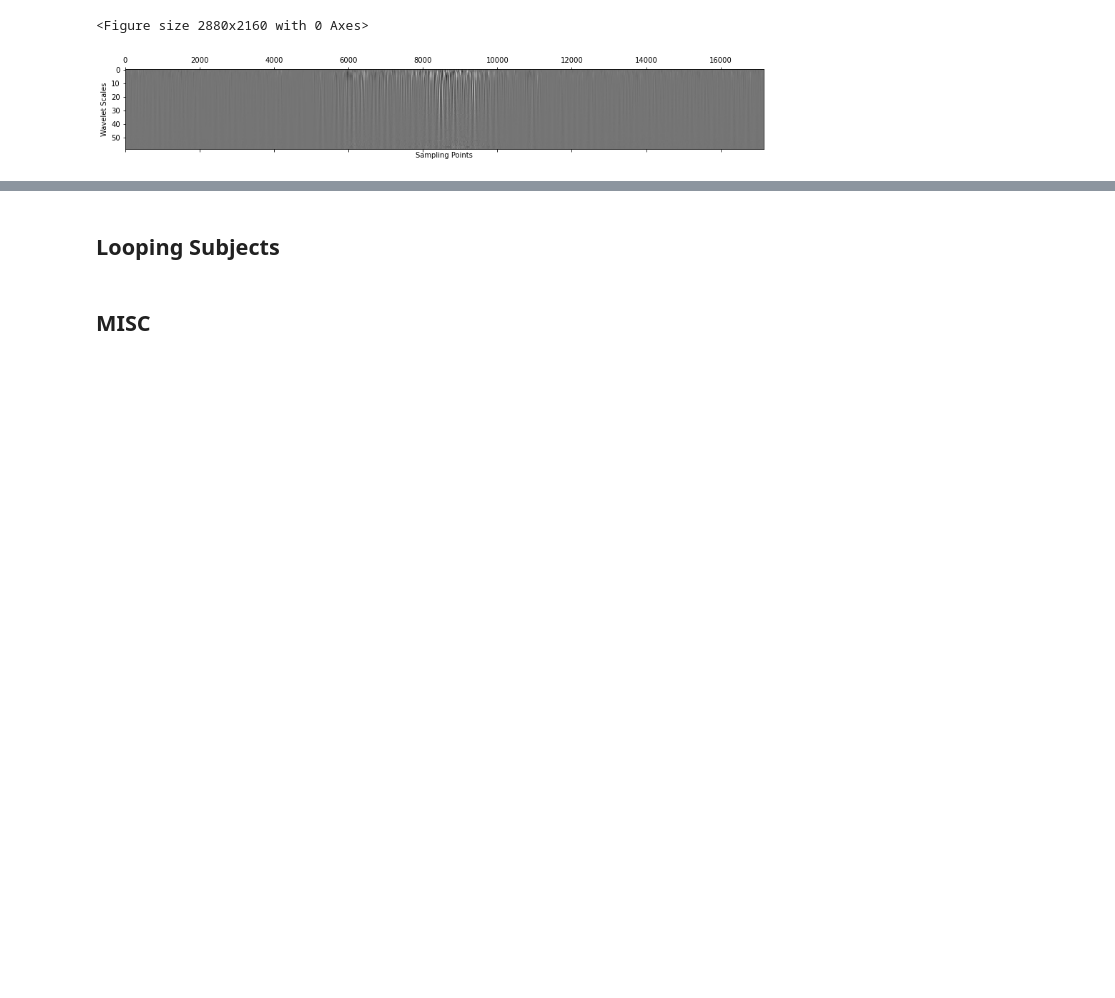
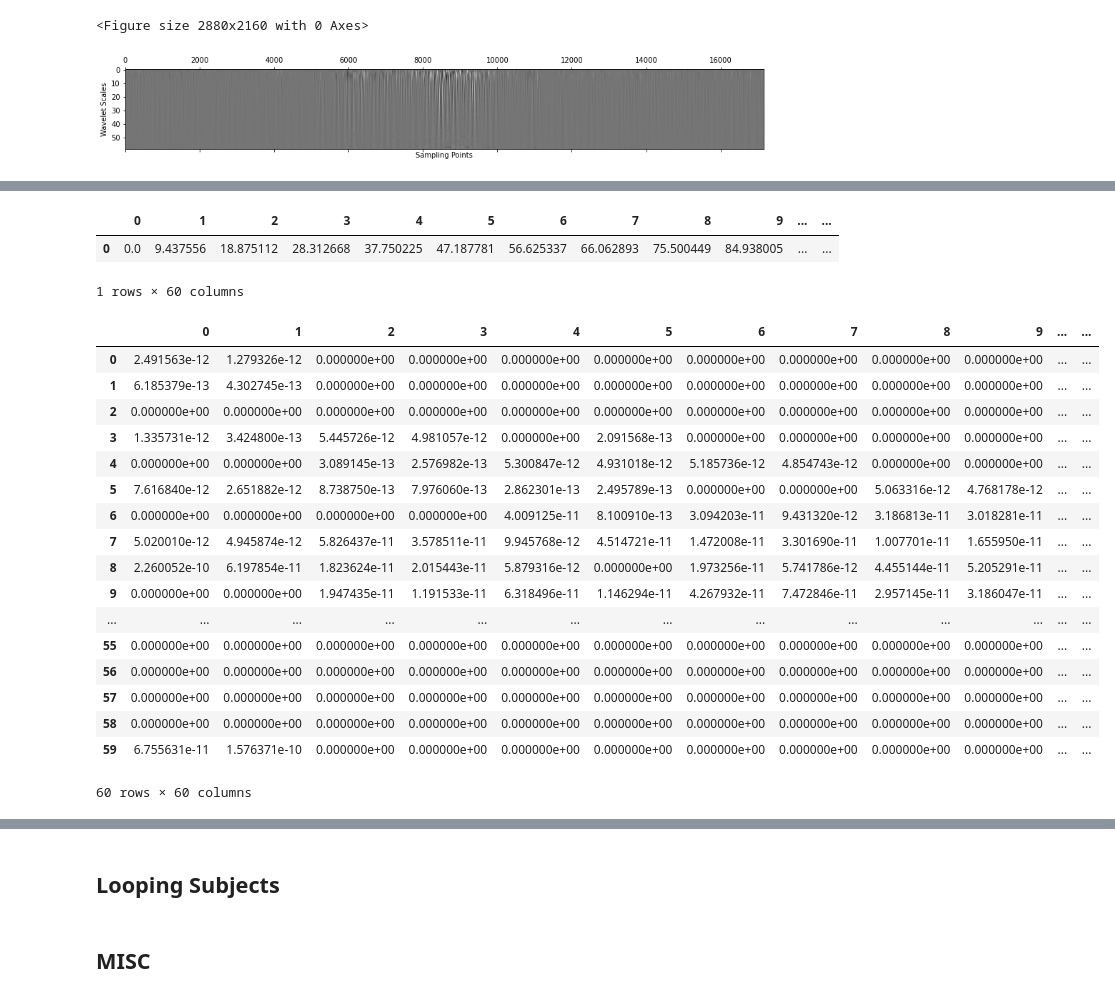
Before and after one commit to chenkecoco1/EMG_Analysis, a Jupyter notebook: SIGNAL0.ipynb, the cells around one changed output, grey strips where cells are left out. Drawn from its saved outputs; the diff is of its cells as text; code cells hidden in the pictures; blank space fills up the shorter version.

```diff
--- a/SIGNAL0.ipynb
+++ b/SIGNAL0.ipynb
@@ -215,0 +237,6 @@ plt.show()
+# %%
+frqdf
+# %% [output]
+|  | 0 | 1 | 2 | 3 | 4 | 5 | 6 | 7 | 8 | 9 | ... | ... |
+| 0 | 0.0 | 9.437556 | 18.875112 | 28.312668 | 37.750225 | 47.187781 | 56.625337 | 66.062893 | 75.500449 | 84.938005 | ... | ... |
+1 rows × 60 columns
@@ -215,0 +251,21 @@ plt.show()
+# %%
+ent
+# %% [output]
+|  | 0 | 1 | 2 | 3 | 4 | 5 | 6 | 7 | 8 | 9 | ... | ... |
+| 0 | 2.491563e-12 | 1.279326e-12 | 0.000000e+00 | 0.000000e+00 | 0.000000e+00 | 0.000000e+00 | 0.000000e+00 | 0.000000e+00 | 0.000000e+00 | 0.000000e+00 | ... | ... |
+| 1 | 6.185379e-13 | 4.302745e-13 | 0.000000e+00 | 0.000000e+00 | 0.000000e+00 | 0.000000e+00 | 0.000000e+00 | 0.000000e+00 | 0.000000e+00 | 0.000000e+00 | ... | ... |
+| 2 | 0.000000e+00 | 0.000000e+00 | 0.000000e+00 | 0.000000e+00 | 0.000000e+00 | 0.000000e+00 | 0.000000e+00 | 0.000000e+00 | 0.000000e+00 | 0.000000e+00 | ... | ... |
+| 3 | 1.335731e-12 | 3.424800e-13 | 5.445726e-12 | 4.981057e-12 | 0.000000e+00 | 2.091568e-13 | 0.000000e+00 | 0.000000e+00 | 0.000000e+00 | 0.000000e+00 | ... | ... |
+| 4 | 0.000000e+00 | 0.000000e+00 | 3.089145e-13 | 2.576982e-13 | 5.300847e-12 | 4.931018e-12 | 5.185736e-12 | 4.854743e-12 | 0.000000e+00 | 0.000000e+00 | ... | ... |
+| 5 | 7.616840e-12 | 2.651882e-12 | 8.738750e-13 | 7.976060e-13 | 2.862301e-13 | 2.495789e-13 | 0.000000e+00 | 0.000000e+00 | 5.063316e-12 | 4.768178e-12 | ... | ... |
+| 6 | 0.000000e+00 | 0.000000e+00 | 0.000000e+00 | 0.000000e+00 | 4.009125e-11 | 8.100910e-13 | 3.094203e-11 | 9.431320e-12 | 3.186813e-11 | 3.018281e-11 | ... | ... |
+| 7 | 5.020010e-12 | 4.945874e-12 | 5.826437e-11 | 3.578511e-11 | 9.945768e-12 | 4.514721e-11 | 1.472008e-11 | 3.301690e-11 | 1.007701e-11 | 1.655950e-11 | ... | ... |
+| 8 | 2.260052e-10 | 6.197854e-11 | 1.823624e-11 | 2.015443e-11 | 5.879316e-12 | 0.000000e+00 | 1.973256e-11 | 5.741786e-12 | 4.455144e-11 | 5.205291e-11 | ... | ... |
+| 9 | 0.000000e+00 | 0.000000e+00 | 1.947435e-11 | 1.191533e-11 | 6.318496e-11 | 1.146294e-11 | 4.267932e-11 | 7.472846e-11 | 2.957145e-11 | 3.186047e-11 | ... | ... |
+| ... | ... | ... | ... | ... | ... | ... | ... | ... | ... | ... | ... | ... |
+| 55 | 0.000000e+00 | 0.000000e+00 | 0.000000e+00 | 0.000000e+00 | 0.000000e+00 | 0.000000e+00 | 0.000000e+00 | 0.000000e+00 | 0.000000e+00 | 0.000000e+00 | ... | ... |
+| 56 | 0.000000e+00 | 0.000000e+00 | 0.000000e+00 | 0.000000e+00 | 0.000000e+00 | 0.000000e+00 | 0.000000e+00 | 0.000000e+00 | 0.000000e+00 | 0.000000e+00 | ... | ... |
+| 57 | 0.000000e+00 | 0.000000e+00 | 0.000000e+00 | 0.000000e+00 | 0.000000e+00 | 0.000000e+00 | 0.000000e+00 | 0.000000e+00 | 0.000000e+00 | 0.000000e+00 | ... | ... |
+| 58 | 0.000000e+00 | 0.000000e+00 | 0.000000e+00 | 0.000000e+00 | 0.000000e+00 | 0.000000e+00 | 0.000000e+00 | 0.000000e+00 | 0.000000e+00 | 0.000000e+00 | ... | ... |
+| 59 | 6.755631e-11 | 1.576371e-10 | 0.000000e+00 | 0.000000e+00 | 0.000000e+00 | 0.000000e+00 | 0.000000e+00 | 0.000000e+00 | 0.000000e+00 | 0.000000e+00 | ... | ... |
+60 rows × 60 columns
```
Also changed, not shown: parts of 9 cells of this notebook.
